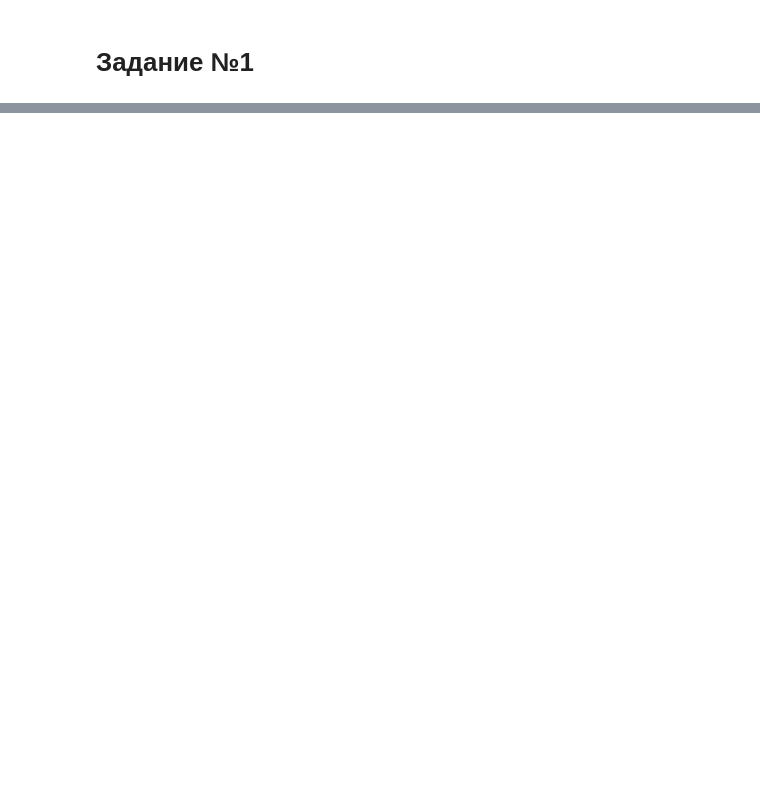
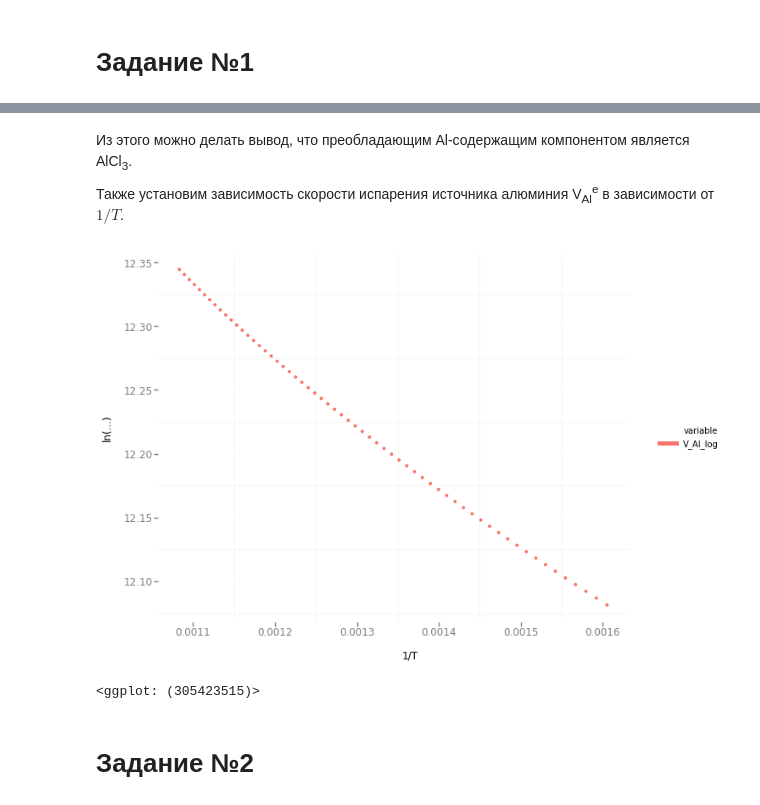
Before and after one commit to pavponn/computational-methods, a Jupyter notebook: course-work/AlganModel.ipynb, the cells around one changed output, grey strips where cells are left out. Saved outputs shown, nothing was run; the diff lists cells and outputs as text; code cells hidden in the pictures; blank space fills up the shorter version.

```diff
--- a/course-work/AlganModel.ipynb
+++ b/course-work/AlganModel.ipynb
@@ -202,0 +207,16 @@ graph_data = pd.melt(data_for_temperature[['invT', 'G_AlCl_log',
+# %% [markdown]
+Из этого можно делать вывод, что преобладающим Al-содержащим компонентом является AlCl<sub>3</sub>.
+
+Также установим зависимость скорости испарения источника алюминия V<sub>Al</sub><sup>e</sup> в зависимости от $1/T$.
+# %%
+(ggplot(aes(x = 'invT', y = 'value', color='variable'), graph_data_speed) +
+    geom_point(size=15) +
+    ylab('ln(...)') +
+    xlab('1/T') +
+    theme_bw()
+)
+# %% [output]
+[figure, added]
+<ggplot: (305423515)>
+# %% [markdown]
+# Задание №2
```
Also changed, not shown: parts of 13 cells of this notebook.
